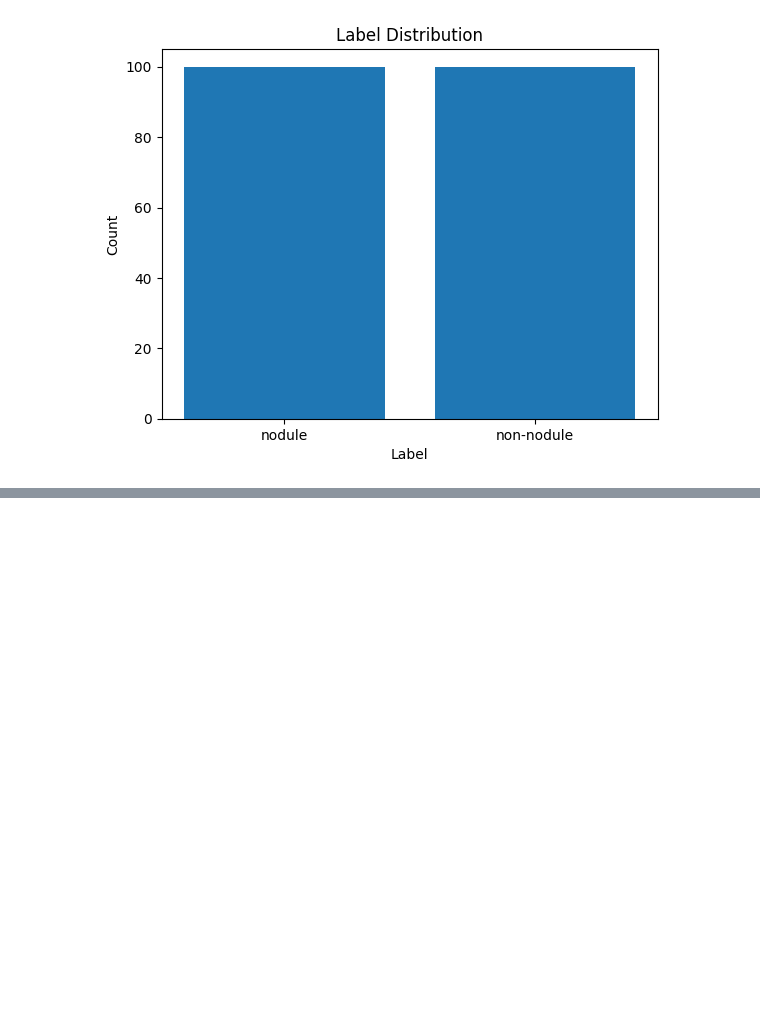
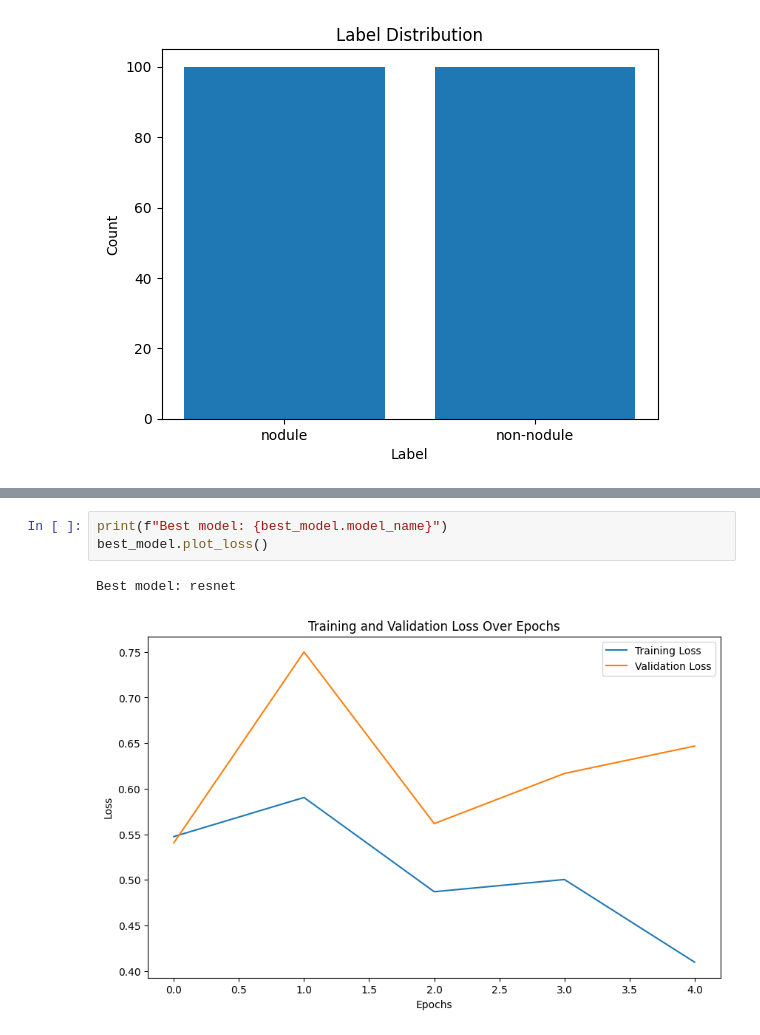
Before and after one commit to DominikHahn1407/Masterarbeit, a Jupyter notebook: Final Models/2dcnn_coarse.ipynb, the cells around one changed output, grey strips where cells are left out. Cells and saved outputs as stored; diff of their text form; blank space fills up the shorter version.

```diff
--- a/Final Models/2dcnn_coarse.ipynb
+++ b/Final Models/2dcnn_coarse.ipynb
@@ -95 +102,7 @@ model.plot_loss()
+# %%
+print(f"Best model: {best_model.model_name}")
+best_model.plot_loss()
+# %% [output]
+Best model: resnet
+[figure, added]
 # %%
```
Also changed, not shown: parts of 7 cells of this notebook, 1 other file.
